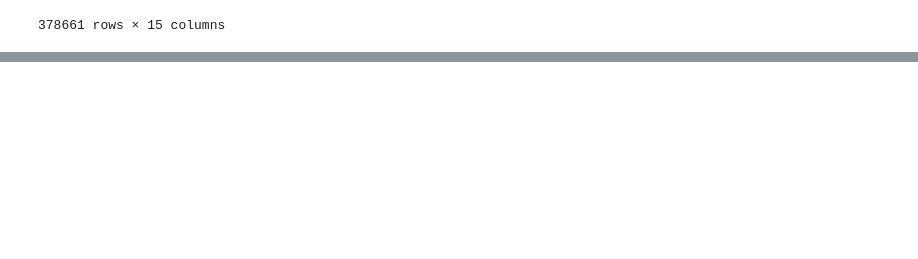
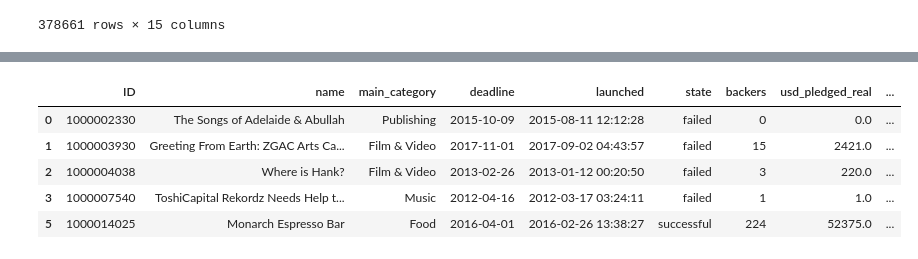
Before and after one commit to aryanagn/Funding-Trend-Navigator, a Jupyter notebook: notebooks/analysis2.ipynb, the cells around one changed output, grey strips where cells are left out. Saved outputs shown, nothing was run; the diff lists cells and outputs as text; code cells hidden in the pictures; blank space fills up the shorter version.

```diff
--- a/notebooks/analysis2.ipynb
+++ b/notebooks/analysis2.ipynb
@@ -18,0 +94,12 @@ df
+# %%
+dc = df.copy()
+dc = dc.loc[dc['state'].isin(['successful','failed'])]
+dc = dc.drop(['category','currency','country', 'pledged', 'goal', 'usd pledged'], axis=1)
+dc.nunique()
+# %% [output]
+|  | ID | name | main_category | deadline | launched | state | backers | usd_pledged_real | ... |
+| 0 | 1000002330 | The Songs of Adelaide & Abullah | Publishing | 2015-10-09 | 2015-08-11 12:12:28 | failed | 0 | 0.0 | ... |
+| 1 | 1000003930 | Greeting From Earth: ZGAC Arts Ca... | Film & Video | 2017-11-01 | 2017-09-02 04:43:57 | failed | 15 | 2421.0 | ... |
+| 2 | 1000004038 | Where is Hank? | Film & Video | 2013-02-26 | 2013-01-12 00:20:50 | failed | 3 | 220.0 | ... |
+| 3 | 1000007540 | ToshiCapital Rekordz Needs Help t... | Music | 2012-04-16 | 2012-03-17 03:24:11 | failed | 1 | 1.0 | ... |
+| 5 | 1000014025 | Monarch Espresso Bar | Food | 2016-04-01 | 2016-02-26 13:38:27 | successful | 224 | 52375.0 | ... |
```
Also changed, not shown: parts of 12 cells of this notebook, 1 other file.
